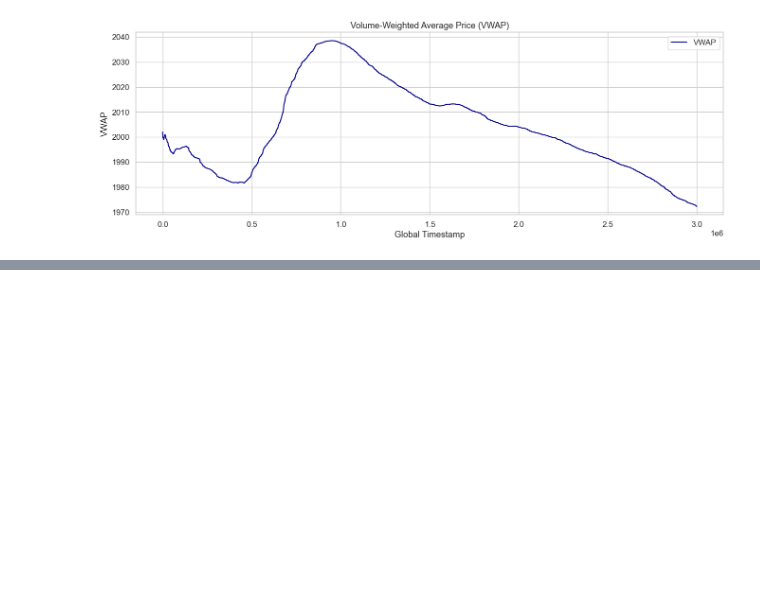
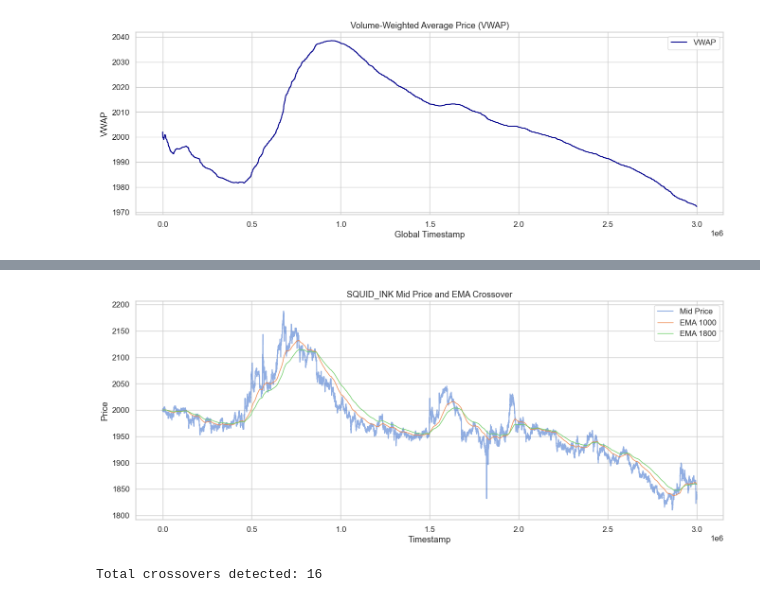
Before and after one commit to chrispyroberts/imc-prosperity-3, a Jupyter notebook: ROUND 1/bottleeda.ipynb, the cells around one changed output, grey strips where cells are left out. Saved outputs shown, nothing was run; the diff lists cells and outputs as text; code cells hidden in the pictures; blank space fills up the shorter version.

```diff
--- a/ROUND 1/bottleeda.ipynb
+++ b/ROUND 1/bottleeda.ipynb
@@ -148,0 +212,37 @@ plt.show()
+# %%
+SHORT_WINDOW = 1000
+LONG_WINDOW = 1800
+
+squid_prices['ema_short'] = squid_prices['mid_price'].ewm(span=SHORT_WINDOW, adjust=False).mean()
+squid_prices['ema_long'] = squid_prices['mid_price'].ewm(span=LONG_WINDOW, adjust=False).mean()
+squid_prices['ema_crossover'] = squid_prices['ema_short'] - squid_prices['ema_long']
+
+plt.figure(figsize=(16, 6))
+plt.plot(squid_prices['timestamp'], squid_prices['mid_price'], label='Mid Price', alpha=0.6)
+plt.plot(squid_prices['timestamp'], squid_prices['ema_short'], label=f'EMA {SHORT_WINDOW}', linewidth=1)
+plt.plot(squid_prices['timestamp'], squid_prices['ema_long'], label=f'EMA {LONG_WINDOW}', linewidth=1)
+plt.title('SQUID_INK Mid Price and EMA Crossover')
+plt.xlabel('Timestamp')
+plt.ylabel('Price')
+plt.legend()
+plt.show()
+# %% [output]
+[figure, added]
+# %%
+# Calculate the difference between short and long EMAs
+squid_prices['ema_diff'] = squid_prices['ema_short'] - squid_prices['ema_long']
+
+# Detect crossover points
+squid_prices['signal'] = 0
+squid_prices.loc[squid_prices['ema_diff'] > 0, 'signal'] = 1
+squid_prices.loc[squid_prices['ema_diff'] < 0, 'signal'] = -1
+
+# Detect signal change (actual cross)
+squid_prices['signal_shift'] = squid_prices['signal'].shift(1)
+squid_prices['crossover'] = (squid_prices['signal'] != squid_prices['signal_shift'])
+
+# Keep only crossover rows
+crossovers = squid_prices[squid_prices['crossover'] & squid_prices['signal'] != 0]
+print(f"Total crossovers detected: {len(crossovers)}")
+# %% [output]
+Total crossovers detected: 16
```
Also changed, not shown: parts of 14 cells of this notebook.
